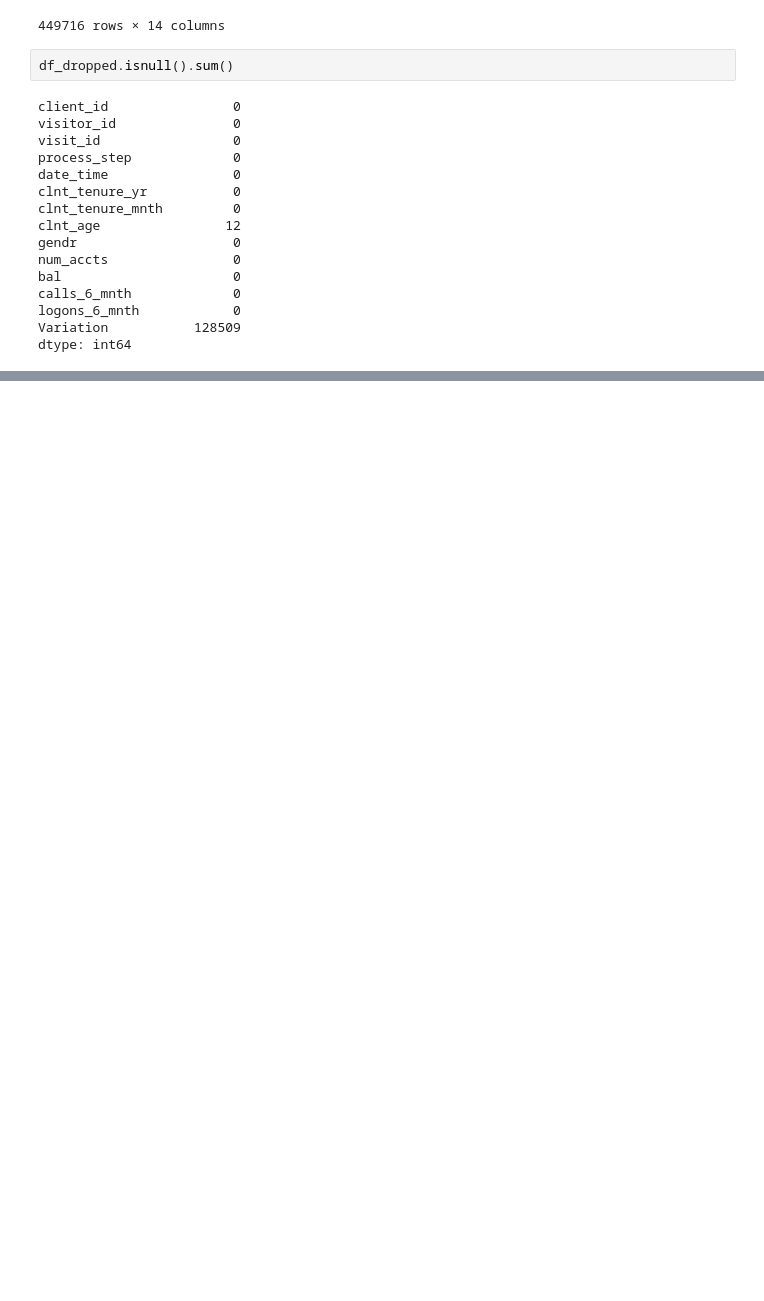
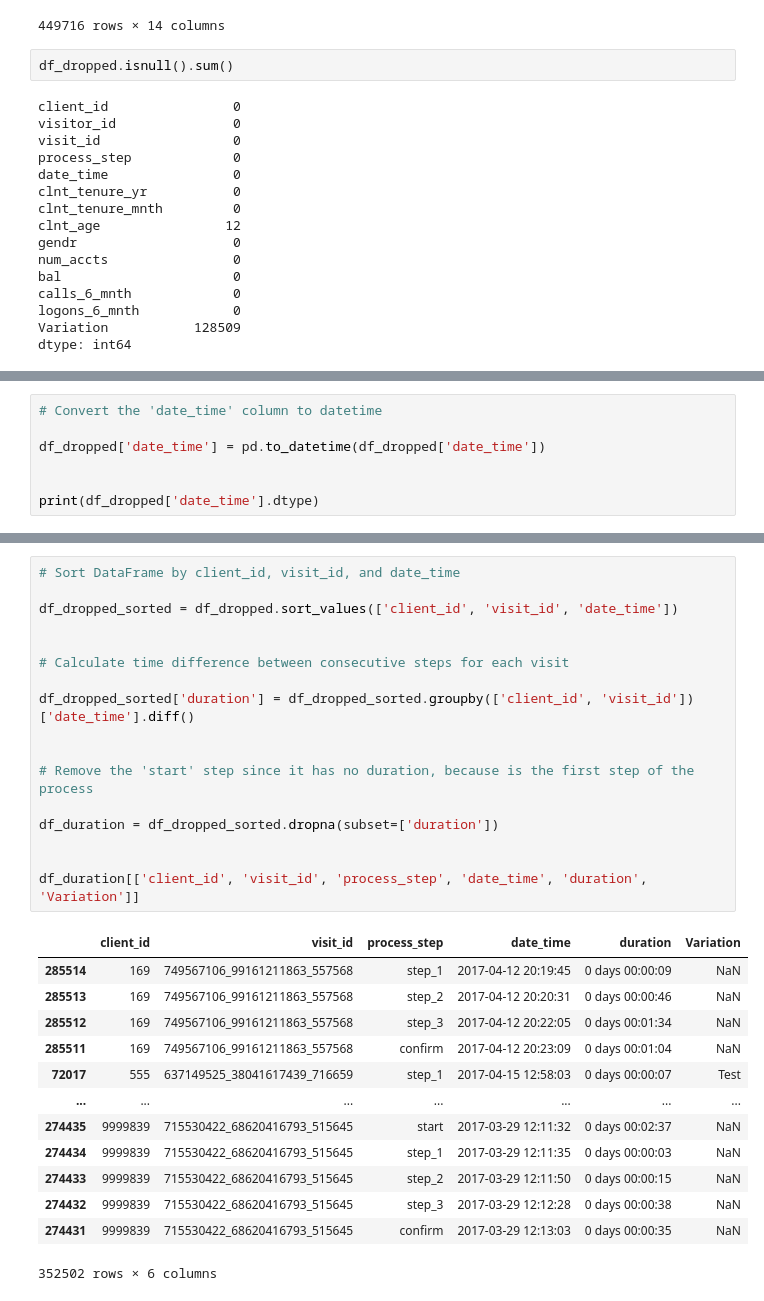
Before and after one commit to LaloMontealvo/project2-eda, a Jupyter notebook: notebooks/01_eda_baseline2.ipynb, the cells around one changed output, grey strips where cells are left out. Saved outputs shown, nothing was run; the diff lists cells and outputs as text; blank space fills up the shorter version.

```diff
--- a/notebooks/01_eda_baseline2.ipynb
+++ b/notebooks/01_eda_baseline2.ipynb
@@ -234,0 +313,7 @@ np.float64(47.65396571967339)
+# %%
+# Convert the 'date_time' column to datetime
+
+df_dropped['date_time'] = pd.to_datetime(df_dropped['date_time'])
+
+
+print(df_dropped['date_time'].dtype)
@@ -234,0 +327,31 @@ np.float64(47.65396571967339)
+# %%
+# Sort DataFrame by client_id, visit_id, and date_time
+
+df_dropped_sorted = df_dropped.sort_values(['client_id', 'visit_id', 'date_time'])
+
+
+# Calculate time difference between consecutive steps for each visit
+
+df_dropped_sorted['duration'] = df_dropped_sorted.groupby(['client_id', 'visit_id'])['date_time'].diff()
+
+
+# Remove the 'start' step since it has no duration, because is the first step of the process
+
+df_duration = df_dropped_sorted.dropna(subset=['duration'])
+
+
+df_duration[['client_id', 'visit_id', 'process_step', 'date_time', 'duration', 'Variation']]
+# %% [output]
+|  | client_id | visit_id | process_step | date_time | duration | Variation |
+| 285514 | 169 | 749567106_99161211863_557568 | step_1 | 2017-04-12 20:19:45 | 0 days 00:00:09 | NaN |
+| 285513 | 169 | 749567106_99161211863_557568 | step_2 | 2017-04-12 20:20:31 | 0 days 00:00:46 | NaN |
+| 285512 | 169 | 749567106_99161211863_557568 | step_3 | 2017-04-12 20:22:05 | 0 days 00:01:34 | NaN |
+| 285511 | 169 | 749567106_99161211863_557568 | confirm | 2017-04-12 20:23:09 | 0 days 00:01:04 | NaN |
+| 72017 | 555 | 637149525_38041617439_716659 | step_1 | 2017-04-15 12:58:03 | 0 days 00:00:07 | Test |
+| ... | ... | ... | ... | ... | ... | ... |
+| 274435 | 9999839 | 715530422_68620416793_515645 | start | 2017-03-29 12:11:32 | 0 days 00:02:37 | NaN |
+| 274434 | 9999839 | 715530422_68620416793_515645 | step_1 | 2017-03-29 12:11:35 | 0 days 00:00:03 | NaN |
+| 274433 | 9999839 | 715530422_68620416793_515645 | step_2 | 2017-03-29 12:11:50 | 0 days 00:00:15 | NaN |
+| 274432 | 9999839 | 715530422_68620416793_515645 | step_3 | 2017-03-29 12:12:28 | 0 days 00:00:38 | NaN |
+| 274431 | 9999839 | 715530422_68620416793_515645 | confirm | 2017-03-29 12:13:03 | 0 days 00:00:35 | NaN |
+352502 rows × 6 columns
```
Also changed, not shown: parts of 11 cells of this notebook.
